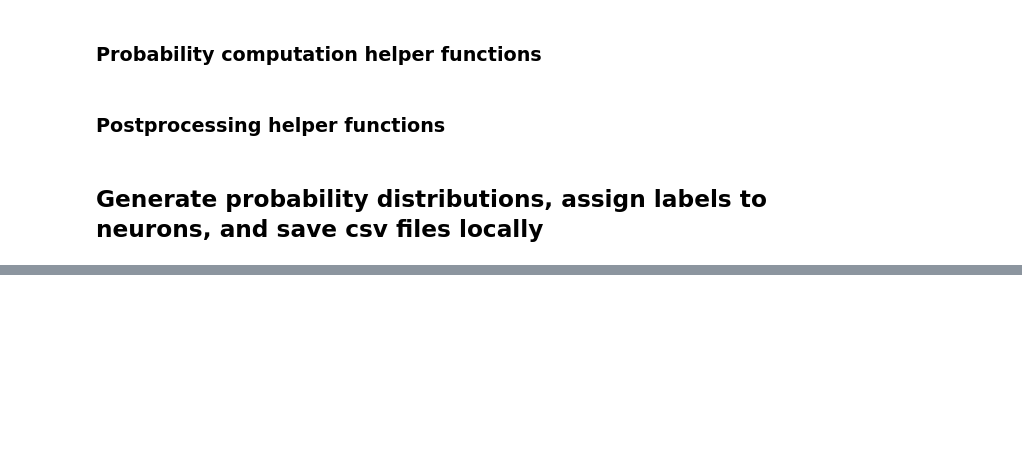
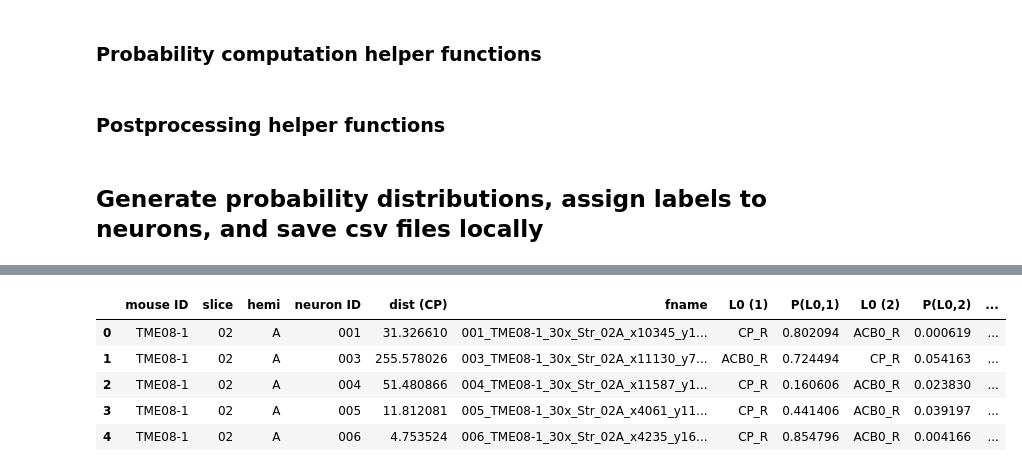
Before and after one commit to twardlab/dragonfly_registration_summer_2023, a Jupyter notebook: check_yongsoo_structure_locations_v00.ipynb, the cells around one changed output, grey strips where cells are left out. Drawn from its saved outputs; the diff is of its cells as text; code cells hidden in the pictures; blank space fills up the shorter version.

```diff
--- a/check_yongsoo_structure_locations_v00.ipynb
+++ b/check_yongsoo_structure_locations_v00.ipynb
@@ -848,3 +1049,12 @@ for brain in brains:
+# %%
+allProb.head()
+# %% [output]
+|  | mouse ID | slice | hemi | neuron ID | dist (CP) | fname | L0 (1) | P(L0,1) | L0 (2) | P(L0,2) | ... |
+| 0 | TME08-1 | 02 | A | 001 | 31.326610 | 001_TME08-1_30x_Str_02A_x10345_y1... | CP_R | 0.802094 | ACB0_R | 0.000619 | ... |
+| 1 | TME08-1 | 02 | A | 003 | 255.578026 | 003_TME08-1_30x_Str_02A_x11130_y7... | ACB0_R | 0.724494 | CP_R | 0.054163 | ... |
+| 2 | TME08-1 | 02 | A | 004 | 51.480866 | 004_TME08-1_30x_Str_02A_x11587_y1... | CP_R | 0.160606 | ACB0_R | 0.023830 | ... |
+| 3 | TME08-1 | 02 | A | 005 | 11.812081 | 005_TME08-1_30x_Str_02A_x4061_y11... | CP_R | 0.441406 | ACB0_R | 0.039197 | ... |
+| 4 | TME08-1 | 02 | A | 006 | 4.753524 | 006_TME08-1_30x_Str_02A_x4235_y16... | CP_R | 0.854796 | ACB0_R | 0.004166 | ... |
 # %%
 raise Exception('End of postprocessing')
 # %%
```
Also changed, not shown: parts of 15 cells of this notebook, 2 other files.
